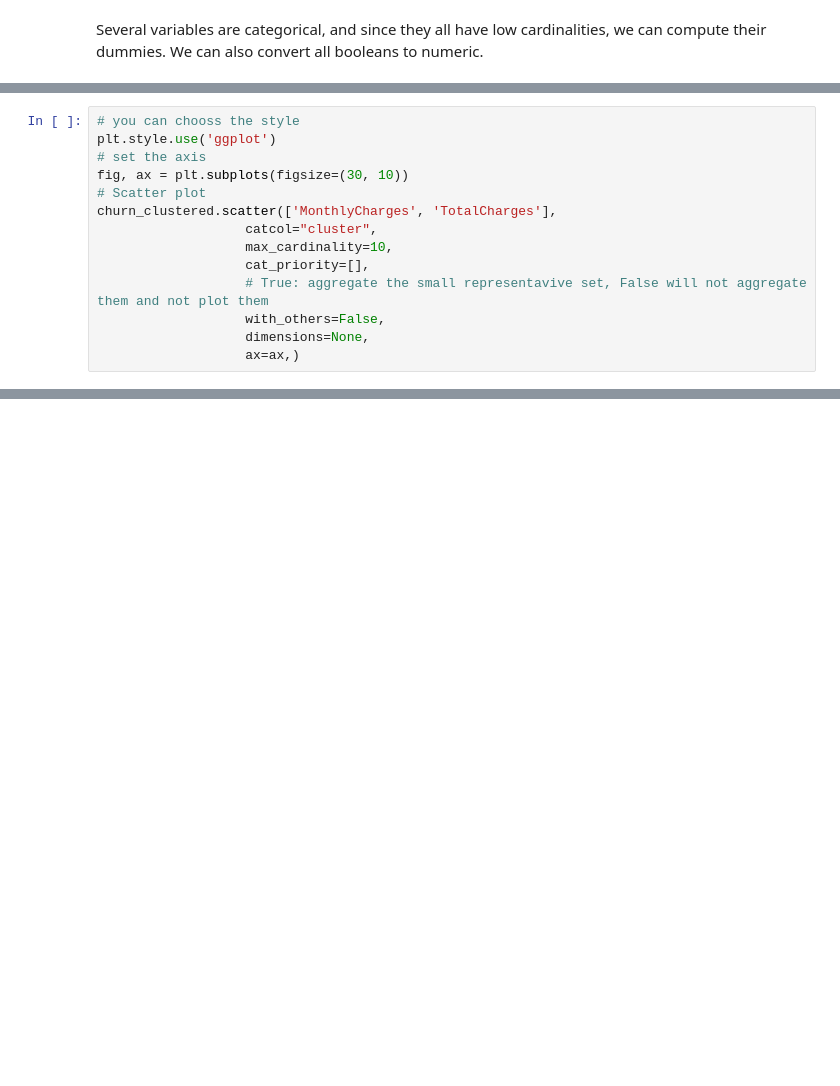
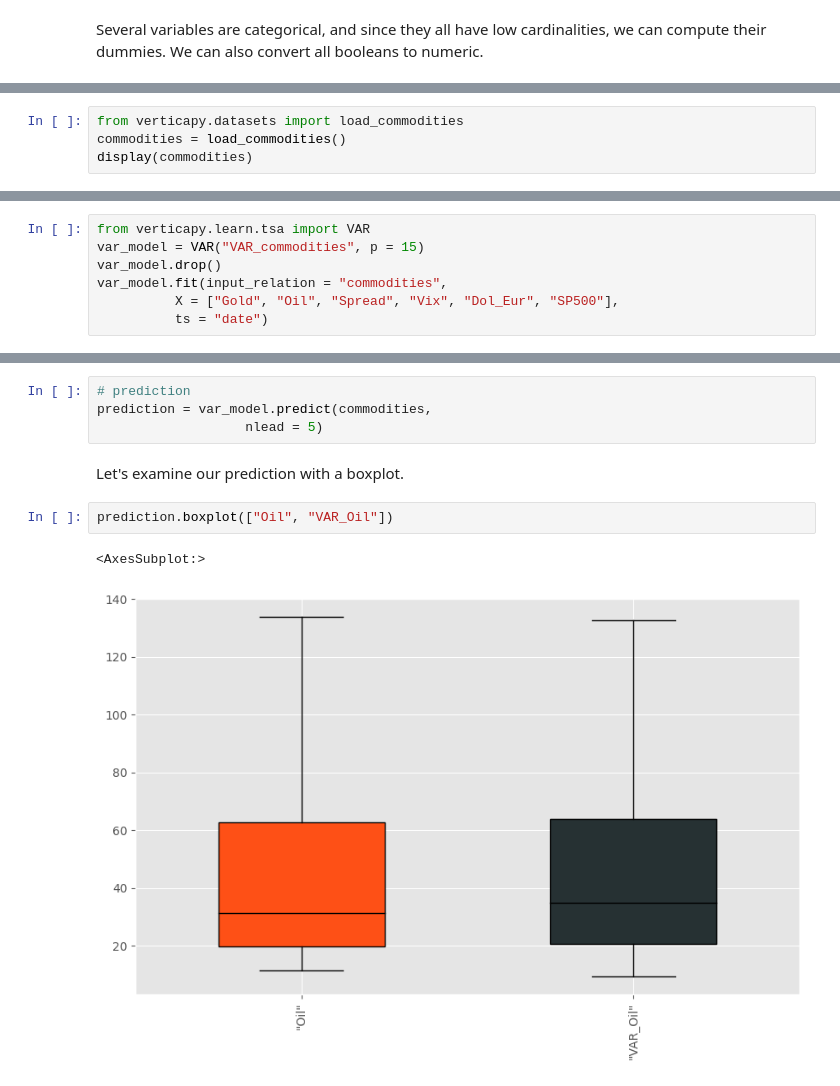
Before and after one commit to VerticaDataScientist/Workshop-VerticaPy, a Jupyter notebook: Workshop-4.ipynb, the cells around one changed output, grey strips where cells are left out. Drawn from its saved outputs; the diff is of its cells as text; blank space fills up the shorter version.

```diff
--- a/Workshop-4.ipynb
+++ b/Workshop-4.ipynb
@@ -293,15 +300 @@ churn_clustered
 Rows: 1-100 of 7043 | Columns: 25
-# %%
-# you can chooss the style
-plt.style.use('ggplot')
-# set the axis
-fig, ax = plt.subplots(figsize=(30, 10))
-# Scatter plot
-churn_clustered.scatter(['MonthlyCharges', 'TotalCharges'],
-                   catcol="cluster",
-                   max_cardinality=10,
-                   cat_priority=[],
-                   # True: aggregate the small representavive set, False will not aggregate them and not plot them
-                   with_others=False,
-                   dimensions=None,
-                   ax=ax,)
@@ -310,0 +340,4 @@ churn_clustered.scatter(['MonthlyCharges', 'TotalCharges'],
+# %%
+from verticapy.datasets import load_commodities
+commodities = load_commodities()
+display(commodities)
@@ -310,0 +364,7 @@ churn_clustered.scatter(['MonthlyCharges', 'TotalCharges'],
+# %%
+from verticapy.learn.tsa import VAR
+var_model = VAR("VAR_commodities", p = 15)
+var_model.drop()
+var_model.fit(input_relation = "commodities",
+          X = ["Gold", "Oil", "Spread", "Vix", "Dol_Eur", "SP500"],
+          ts = "date")
@@ -310,0 +405,11 @@ churn_clustered.scatter(['MonthlyCharges', 'TotalCharges'],
+# %%
+# prediction
+prediction = var_model.predict(commodities,
+                   nlead = 5)
+# %% [markdown]
+Let's examine our prediction with a boxplot.
+# %%
+prediction.boxplot(["Oil", "VAR_Oil"])
+# %% [output]
+<AxesSubplot:>
+[figure, added]
```
Also changed, not shown: parts of 29 cells of this notebook, 3 other files.
